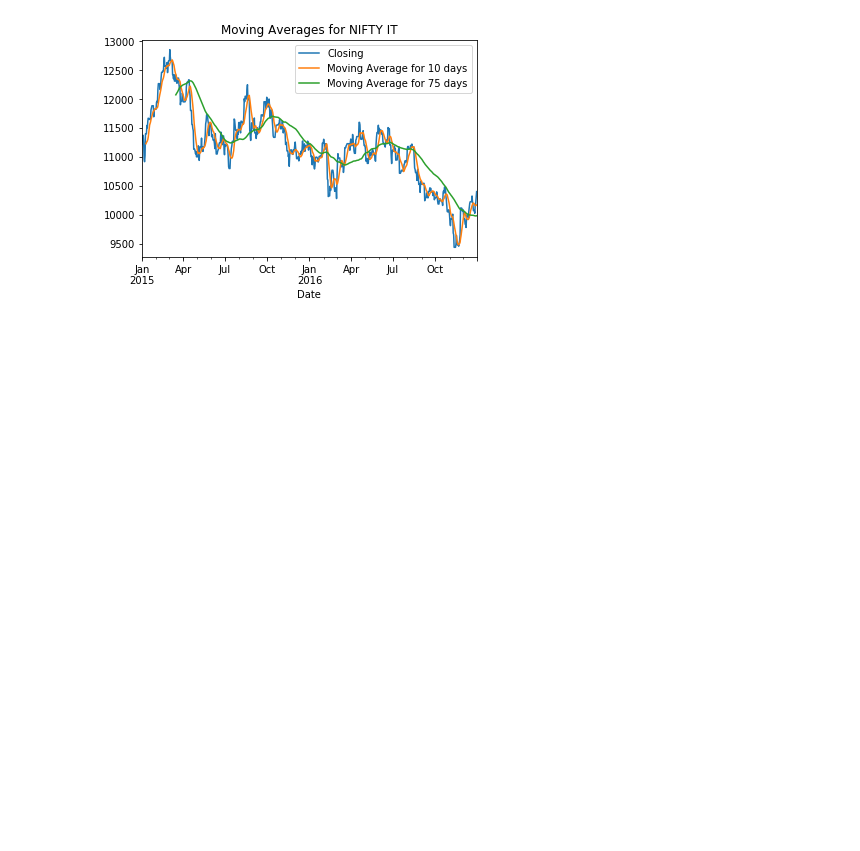
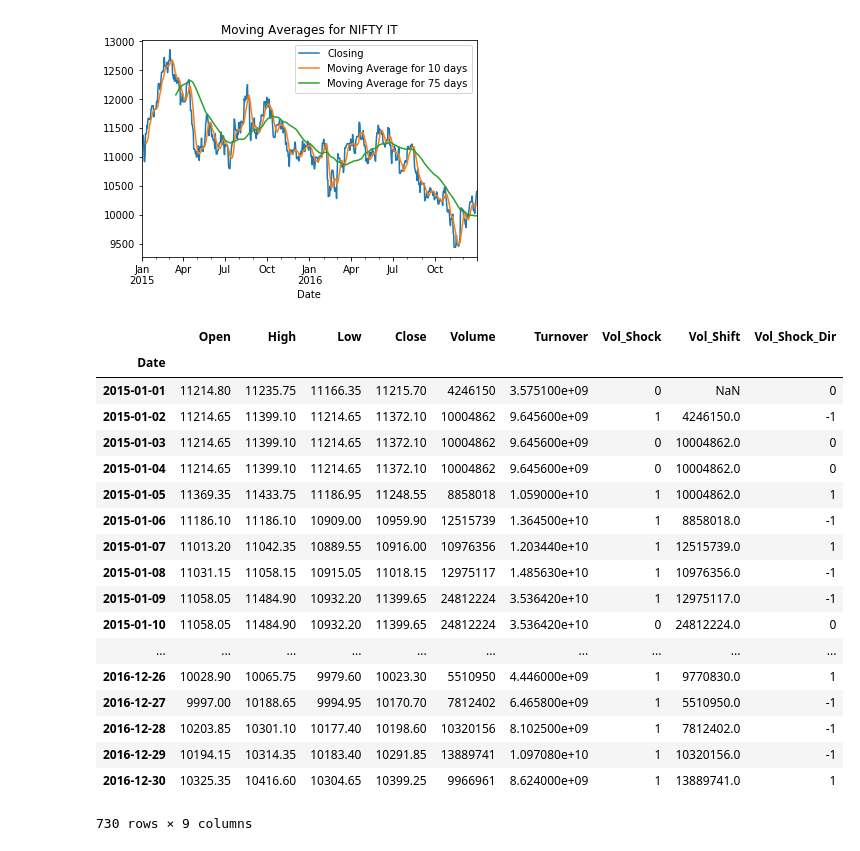
Before and after one commit to tuhinsherlock/python-test, a Jupyter notebook: RedCarpetUp.ipynb, the cells around one changed output. Cells and saved outputs as stored; diff of their text form; code cells hidden in the pictures; blank space fills up the shorter version.

```diff
--- a/RedCarpetUp.ipynb
+++ b/RedCarpetUp.ipynb
@@ -242,3 +249,8 @@ Date
 2016-12-30     9980.909333
 Freq: D, Name: Moving Average for 75 days, Length: 730, dtype: float64
 [figure]
+# %%
+#Function to calculate Volume Shock
+def vol_shock(index):
+    index['Vol_Shock']=(abs(index['Volume'].pct_change().mul(100))>10).astype(int)
+    return index
@@ -244,0 +261,44 @@ Freq: D, Name: Moving Average for 75 days, Length: 730, dtype: float64
+# %%
+#Calculating Volume Shock for TCS, INFY, NIFTY
+tcs1=vol_shock(tcs1)
+infy1=vol_shock(infy1)
+nifty1=vol_shock(nifty1)
+# %%
+#Functions to calculate Volume Shock Direction
+def vol_dir(index):
+    if index['Vol_Shock']==0:
+        return 0
+    else:
+        if (index['Vol_Shift']-index['Volume'])>0:
+            return 1
+        else:
+            return -1
+def vol_shock_dir(index):
+    index['Vol_Shift']=index['Volume'].shift(1)
+    index['Vol_Shock_Dir']=index.apply(vol_dir,axis=1)
+    return index
+# %%
+#Calculating Volume Shock Direction
+tcs1=vol_shock_dir(tcs1)
+infy1=vol_shock_dir(infy1)
+nifty1=vol_shock_dir(nifty1)
+# %% [output]
+|  | Open | High | Low | Close | Volume | Turnover | Vol_Shock | Vol_Shift | Vol_Shock_Dir |
+| Date |  |  |  |  |  |  |  |  |  |
+| 2015-01-01 | 11214.80 | 11235.75 | 11166.35 | 11215.70 | 4246150 | 3.575100e+09 | 0 | NaN | 0 |
+| 2015-01-02 | 11214.65 | 11399.10 | 11214.65 | 11372.10 | 10004862 | 9.645600e+09 | 1 | 4246150.0 | -1 |
+| 2015-01-03 | 11214.65 | 11399.10 | 11214.65 | 11372.10 | 10004862 | 9.645600e+09 | 0 | 10004862.0 | 0 |
+| 2015-01-04 | 11214.65 | 11399.10 | 11214.65 | 11372.10 | 10004862 | 9.645600e+09 | 0 | 10004862.0 | 0 |
+| 2015-01-05 | 11369.35 | 11433.75 | 11186.95 | 11248.55 | 8858018 | 1.059000e+10 | 1 | 10004862.0 | 1 |
+| 2015-01-06 | 11186.10 | 11186.10 | 10909.00 | 10959.90 | 12515739 | 1.364500e+10 | 1 | 8858018.0 | -1 |
+| 2015-01-07 | 11013.20 | 11042.35 | 10889.55 | 10916.00 | 10976356 | 1.203440e+10 | 1 | 12515739.0 | 1 |
+| 2015-01-08 | 11031.15 | 11058.15 | 10915.05 | 11018.15 | 12975117 | 1.485630e+10 | 1 | 10976356.0 | -1 |
+| 2015-01-09 | 11058.05 | 11484.90 | 10932.20 | 11399.65 | 24812224 | 3.536420e+10 | 1 | 12975117.0 | -1 |
+| 2015-01-10 | 11058.05 | 11484.90 | 10932.20 | 11399.65 | 24812224 | 3.536420e+10 | 0 | 24812224.0 | 0 |
+| ... | ... | ... | ... | ... | ... | ... | ... | ... | ... |
+| 2016-12-26 | 10028.90 | 10065.75 | 9979.60 | 10023.30 | 5510950 | 4.446000e+09 | 1 | 9770830.0 | 1 |
+| 2016-12-27 | 9997.00 | 10188.65 | 9994.95 | 10170.70 | 7812402 | 6.465800e+09 | 1 | 5510950.0 | -1 |
+| 2016-12-28 | 10203.85 | 10301.10 | 10177.40 | 10198.60 | 10320156 | 8.102500e+09 | 1 | 7812402.0 | -1 |
+| 2016-12-29 | 10194.15 | 10314.35 | 10183.40 | 10291.85 | 13889741 | 1.097080e+10 | 1 | 10320156.0 | -1 |
+| 2016-12-30 | 10325.35 | 10416.60 | 10304.65 | 10399.25 | 9966961 | 8.624000e+09 | 1 | 13889741.0 | 1 |
+730 rows × 9 columns
```
Also changed, not shown: parts of 28 cells of this notebook.
